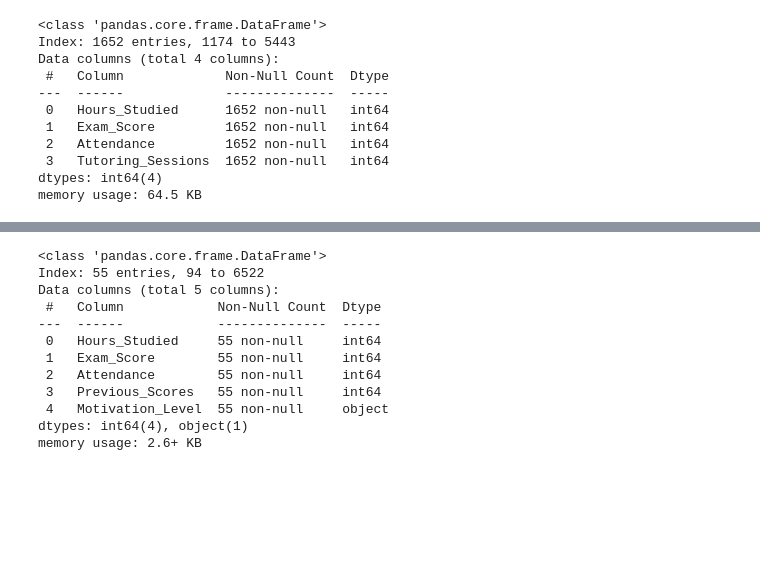
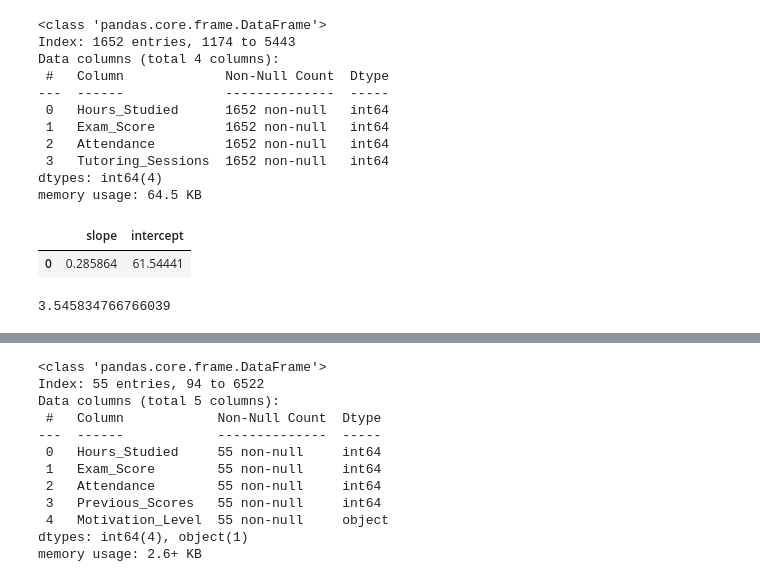
Before and after one commit to Zarib25/MATH608_FinalProject, a Jupyter notebook: FinalProject25.ipynb, the cells around one changed output, grey strips where cells are left out. Saved outputs shown, nothing was run; the diff lists cells and outputs as text; code cells hidden in the pictures; blank space fills up the shorter version.

Commit message:
Result of model
simple linear model result and findings

```diff
--- a/FinalProject25.ipynb
+++ b/FinalProject25.ipynb
@@ -385,3 +371,29 @@ Data columns (total 4 columns):
  3   Tutoring_Sessions  1652 non-null   int64
 dtypes: int64(4)
 memory usage: 64.5 KB
+# %%
+# fit the linear regression model
+lm = LinearRegression()
+lm.fit(
+   study_exam_train[["Hours_Studied"]],  # A single-column data frame
+   study_exam_train["Exam_Score"]  # A series
+)
+
+# make a dataframe containing slope and intercept coefficients
+pd.DataFrame({"slope": [lm.coef_[0]], "intercept": [lm.intercept_]})
+# %% [output]
+|  | slope | intercept |
+| 0 | 0.285864 | 61.54441 |
+# %%
+# make predictions
+study_exam_test["predicted"] = lm.predict(study_exam_test[["Hours_Studied"]])
+
+# calculate RMSPE
+RMSPE = mean_squared_error(
+    y_true=study_exam_test["Exam_Score"],
+    y_pred=study_exam_test["predicted"]
+)**(1/2)
+
+RMSPE
+# %% [output]
+3.545834766766039
```
Also changed, not shown: parts of 3 cells of this notebook.
